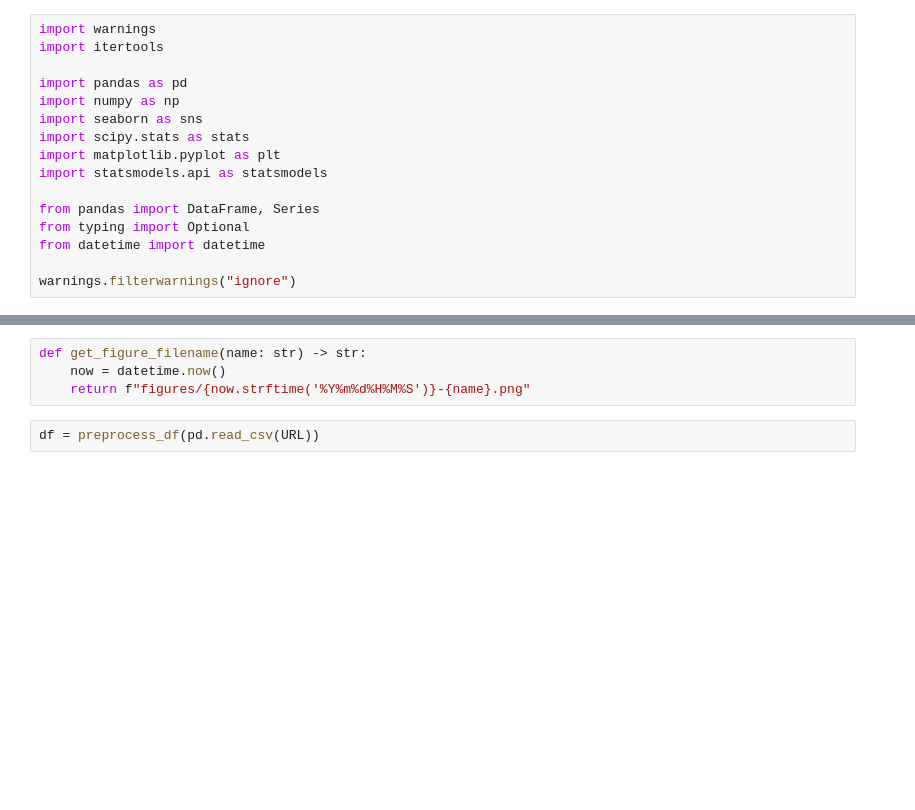
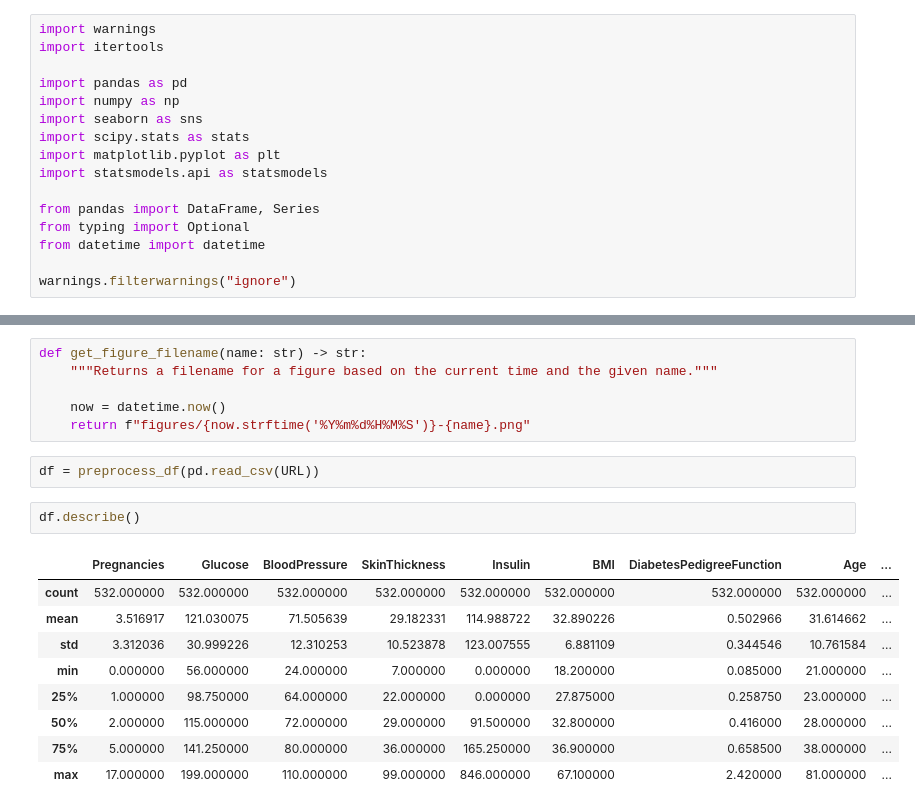
Before and after one commit to 000alen/minerva-cs, a Jupyter notebook: cs51-correlation-and-regression/Alen.ipynb, the cells around one changed output, grey strips where cells are left out. Drawn from its saved outputs; the diff is of its cells as text; blank space fills up the shorter version.

```diff
--- a/cs51-correlation-and-regression/Alen.ipynb
+++ b/cs51-correlation-and-regression/Alen.ipynb
@@ -29,8 +38,22 @@ def preprocess_df(df: DataFrame) -> DataFrame:
 # %%
 def get_figure_filename(name: str) -> str:
+    """Returns a filename for a figure based on the current time and the given name."""
+
     now = datetime.now()
     return f"figures/{now.strftime('%Y%m%d%H%M%S')}-{name}.png"
 # %%
 df = preprocess_df(pd.read_csv(URL))
+# %%
+df.describe()
+# %% [output]
+|  | Pregnancies | Glucose | BloodPressure | SkinThickness | Insulin | BMI | DiabetesPedigreeFunction | Age | ... |
+| count | 532.000000 | 532.000000 | 532.000000 | 532.000000 | 532.000000 | 532.000000 | 532.000000 | 532.000000 | ... |
+| mean | 3.516917 | 121.030075 | 71.505639 | 29.182331 | 114.988722 | 32.890226 | 0.502966 | 31.614662 | ... |
+| std | 3.312036 | 30.999226 | 12.310253 | 10.523878 | 123.007555 | 6.881109 | 0.344546 | 10.761584 | ... |
+| min | 0.000000 | 56.000000 | 24.000000 | 7.000000 | 0.000000 | 18.200000 | 0.085000 | 21.000000 | ... |
+| 25% | 1.000000 | 98.750000 | 64.000000 | 22.000000 | 0.000000 | 27.875000 | 0.258750 | 23.000000 | ... |
+| 50% | 2.000000 | 115.000000 | 72.000000 | 29.000000 | 91.500000 | 32.800000 | 0.416000 | 28.000000 | ... |
+| 75% | 5.000000 | 141.250000 | 80.000000 | 36.000000 | 165.250000 | 36.900000 | 0.658500 | 38.000000 | ... |
+| max | 17.000000 | 199.000000 | 110.000000 | 99.000000 | 846.000000 | 67.100000 | 2.420000 | 81.000000 | ... |
 # %%
 def plot_correlation_matrix(df: DataFrame, name: Optional[str] = None):
```
Also changed, not shown: parts of 11 cells of this notebook, 18 other files.
